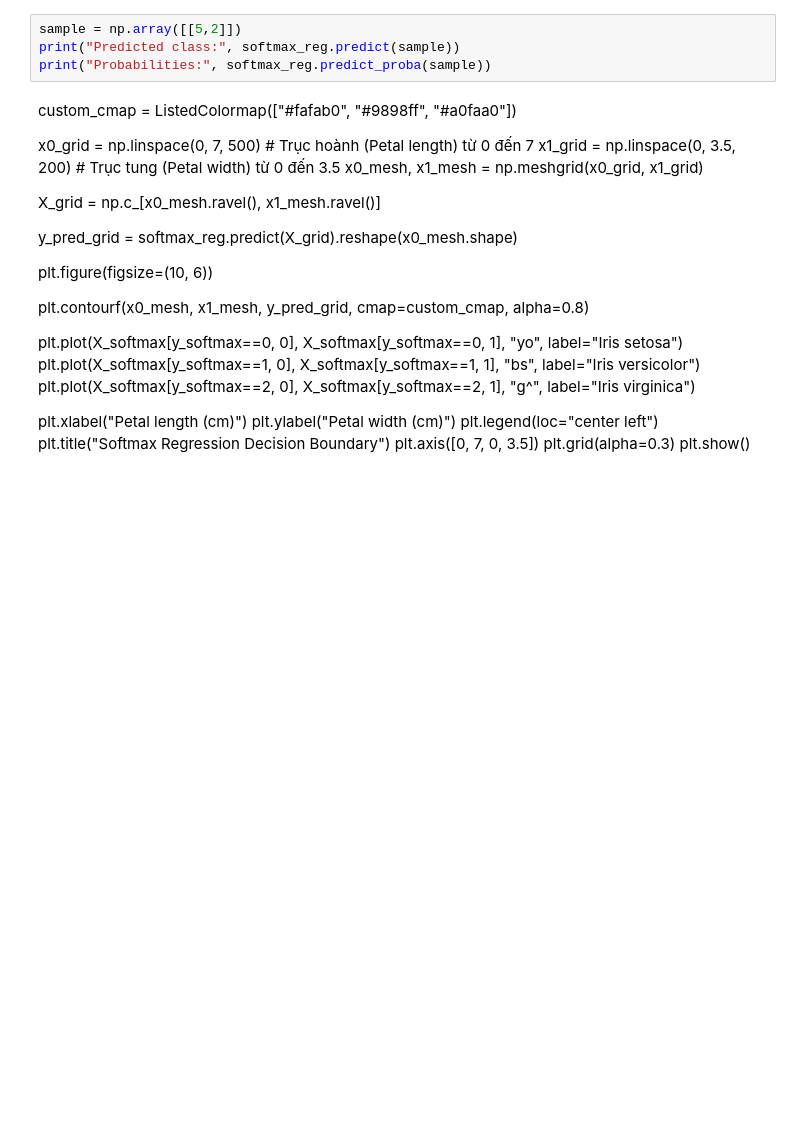
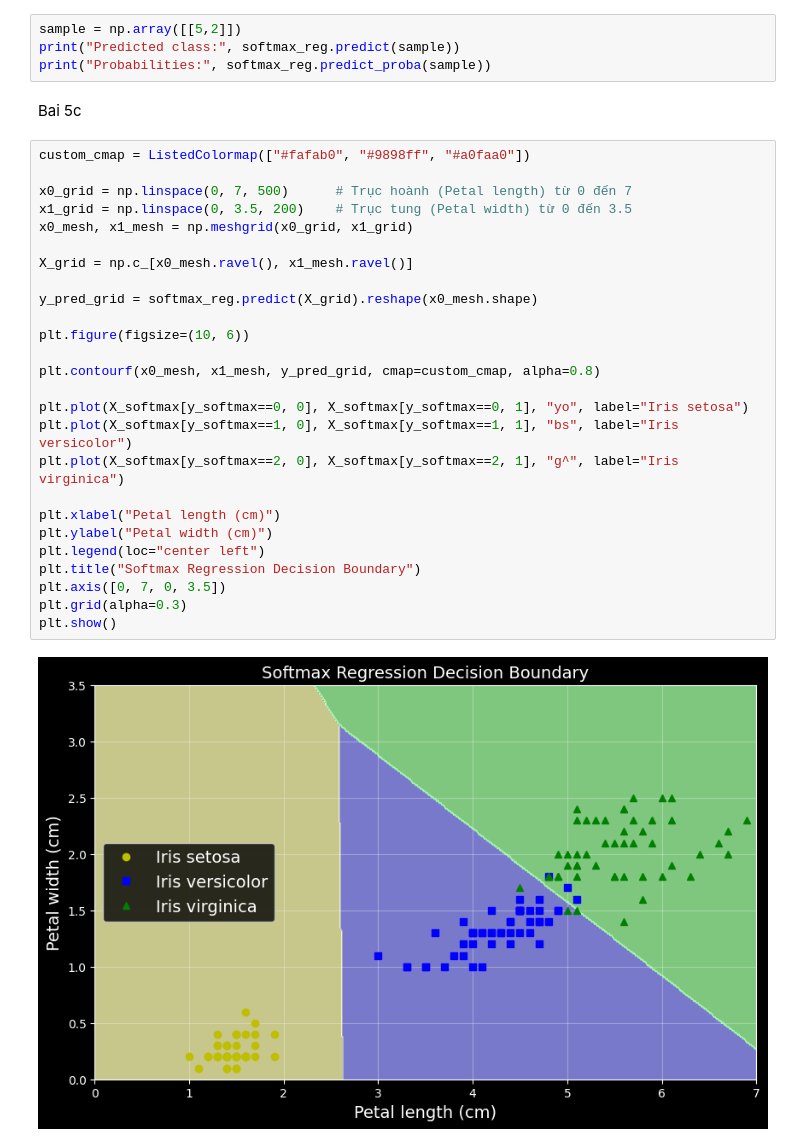
Before and after one commit to Lanlanchuche/HIT_AI-DATA_2026, a Jupyter notebook: week2/btvn/btvnWeek2.ipynb, the cells around one changed output. Drawn from its saved outputs; the diff is of its cells as text; blank space fills up the shorter version.

```diff
--- a/week2/btvn/btvnWeek2.ipynb
+++ b/week2/btvn/btvnWeek2.ipynb
@@ -299,29 +299,33 @@ Bai 5b
 sample = np.array([[5,2]])
 print("Predicted class:", softmax_reg.predict(sample))
 print("Probabilities:", softmax_reg.predict_proba(sample))
-# %% [markdown]
-custom_cmap = ListedColormap(["#fafab0", "#9898ff", "#a0faa0"])
-
-x0_grid = np.linspace(0, 7, 500)      # Trục hoành (Petal length) từ 0 đến 7
-x1_grid = np.linspace(0, 3.5, 200)    # Trục tung (Petal width) từ 0 đến 3.5
-x0_mesh, x1_mesh = np.meshgrid(x0_grid, x1_grid)
-
-X_grid = np.c_[x0_mesh.ravel(), x1_mesh.ravel()]
-
-y_pred_grid = softmax_reg.predict(X_grid).reshape(x0_mesh.shape)
-
-plt.figure(figsize=(10, 6))
-
-plt.contourf(x0_mesh, x1_mesh, y_pred_grid, cmap=custom_cmap, alpha=0.8)
-
-plt.plot(X_softmax[y_softmax==0, 0], X_softmax[y_softmax==0, 1], "yo", label="Iris setosa")
-plt.plot(X_softmax[y_softmax==1, 0], X_softmax[y_softmax==1, 1], "bs", label="Iris versicolor")
-plt.plot(X_softmax[y_softmax==2, 0], X_softmax[y_softmax==2, 1], "g^", label="Iris virginica")
-
-plt.xlabel("Petal length (cm)")
-plt.ylabel("Petal width (cm)")
-plt.legend(loc="center left")
-plt.title("Softmax Regression Decision Boundary")
-plt.axis([0, 7, 0, 3.5])
-plt.grid(alpha=0.3)
-plt.show()
+# %% [markdown]
+Bai 5c
+# %%
+custom_cmap = ListedColormap(["#fafab0", "#9898ff", "#a0faa0"])
+
+x0_grid = np.linspace(0, 7, 500)      # Trục hoành (Petal length) từ 0 đến 7
+x1_grid = np.linspace(0, 3.5, 200)    # Trục tung (Petal width) từ 0 đến 3.5
+x0_mesh, x1_mesh = np.meshgrid(x0_grid, x1_grid)
+
+X_grid = np.c_[x0_mesh.ravel(), x1_mesh.ravel()]
+
+y_pred_grid = softmax_reg.predict(X_grid).reshape(x0_mesh.shape)
+
+plt.figure(figsize=(10, 6))
+
+plt.contourf(x0_mesh, x1_mesh, y_pred_grid, cmap=custom_cmap, alpha=0.8)
+
+plt.plot(X_softmax[y_softmax==0, 0], X_softmax[y_softmax==0, 1], "yo", label="Iris setosa")
+plt.plot(X_softmax[y_softmax==1, 0], X_softmax[y_softmax==1, 1], "bs", label="Iris versicolor")
+plt.plot(X_softmax[y_softmax==2, 0], X_softmax[y_softmax==2, 1], "g^", label="Iris virginica")
+
+plt.xlabel("Petal length (cm)")
+plt.ylabel("Petal width (cm)")
+plt.legend(loc="center left")
+plt.title("Softmax Regression Decision Boundary")
+plt.axis([0, 7, 0, 3.5])
+plt.grid(alpha=0.3)
+plt.show()
+# %% [output]
+[figure, added]
```
